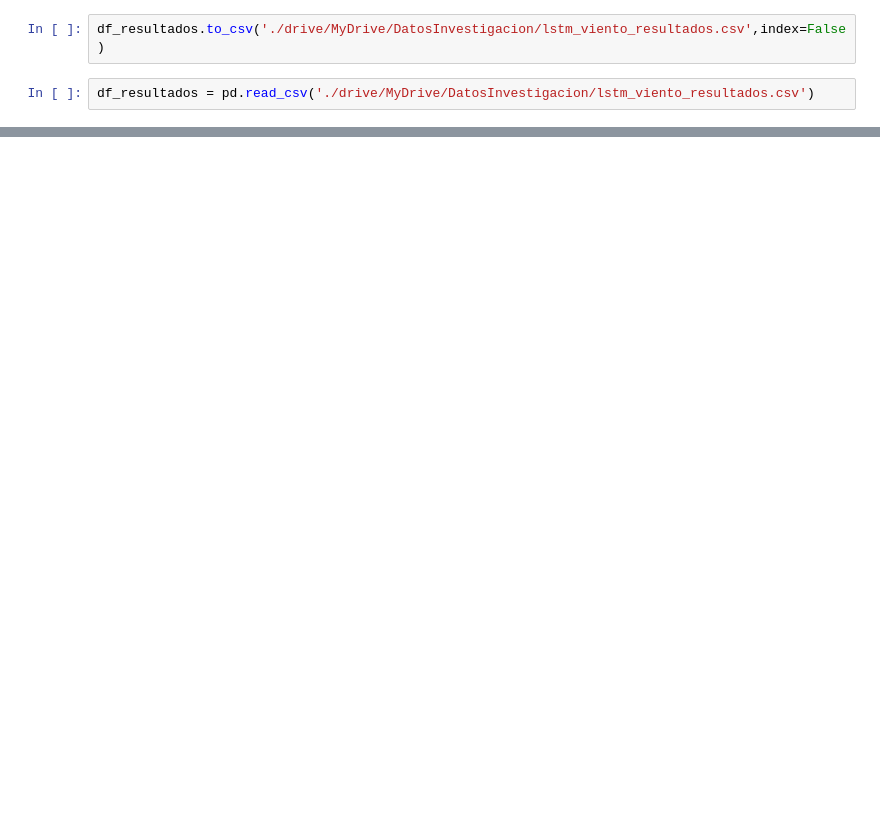
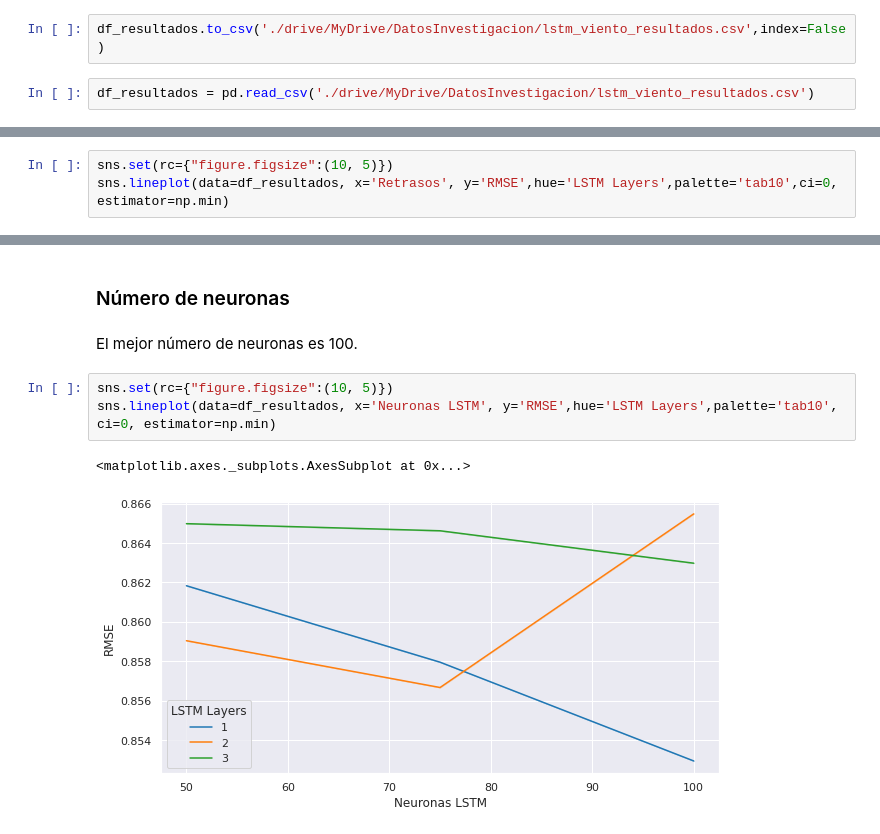
Before and after one commit to danielTeniente/SolarTimeSeries, a Jupyter notebook: Creacion_modelos/Viento/Udla12.ipynb, the cells around one changed output, grey strips where cells are left out. Cells and saved outputs as stored; diff of their text form; blank space fills up the shorter version.

```diff
--- a/Creacion_modelos/Viento/Udla12.ipynb
+++ b/Creacion_modelos/Viento/Udla12.ipynb
@@ -237,0 +421,3 @@ df_resultados = pd.read_csv('./drive/MyDrive/DatosInvestigacion/lstm_viento_resu
+# %%
+sns.set(rc={"figure.figsize":(10, 5)})
+sns.lineplot(data=df_resultados, x='Retrasos', y='RMSE',hue='LSTM Layers',palette='tab10',ci=0, estimator=np.min)
@@ -237,0 +427,10 @@ df_resultados = pd.read_csv('./drive/MyDrive/DatosInvestigacion/lstm_viento_resu
+# %% [markdown]
+### Número de neuronas
+# %% [markdown]
+El mejor número de neuronas es 100.
+# %%
+sns.set(rc={"figure.figsize":(10, 5)})
+sns.lineplot(data=df_resultados, x='Neuronas LSTM', y='RMSE',hue='LSTM Layers',palette='tab10', ci=0, estimator=np.min)
+# %% [output]
+<matplotlib.axes._subplots.AxesSubplot at 0x...>
+[figure, added]
```
Also changed, not shown: parts of 77 cells of this notebook, 2 other files.
